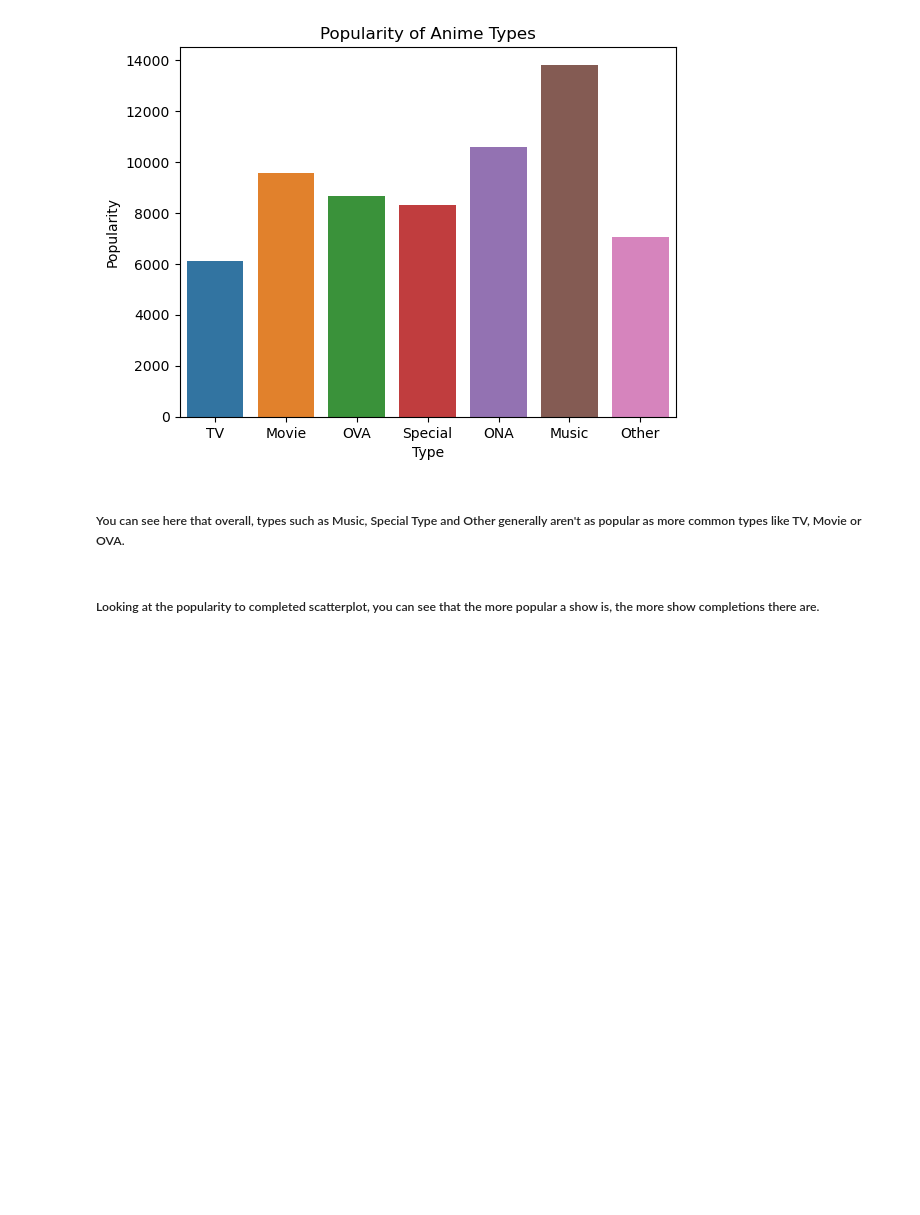
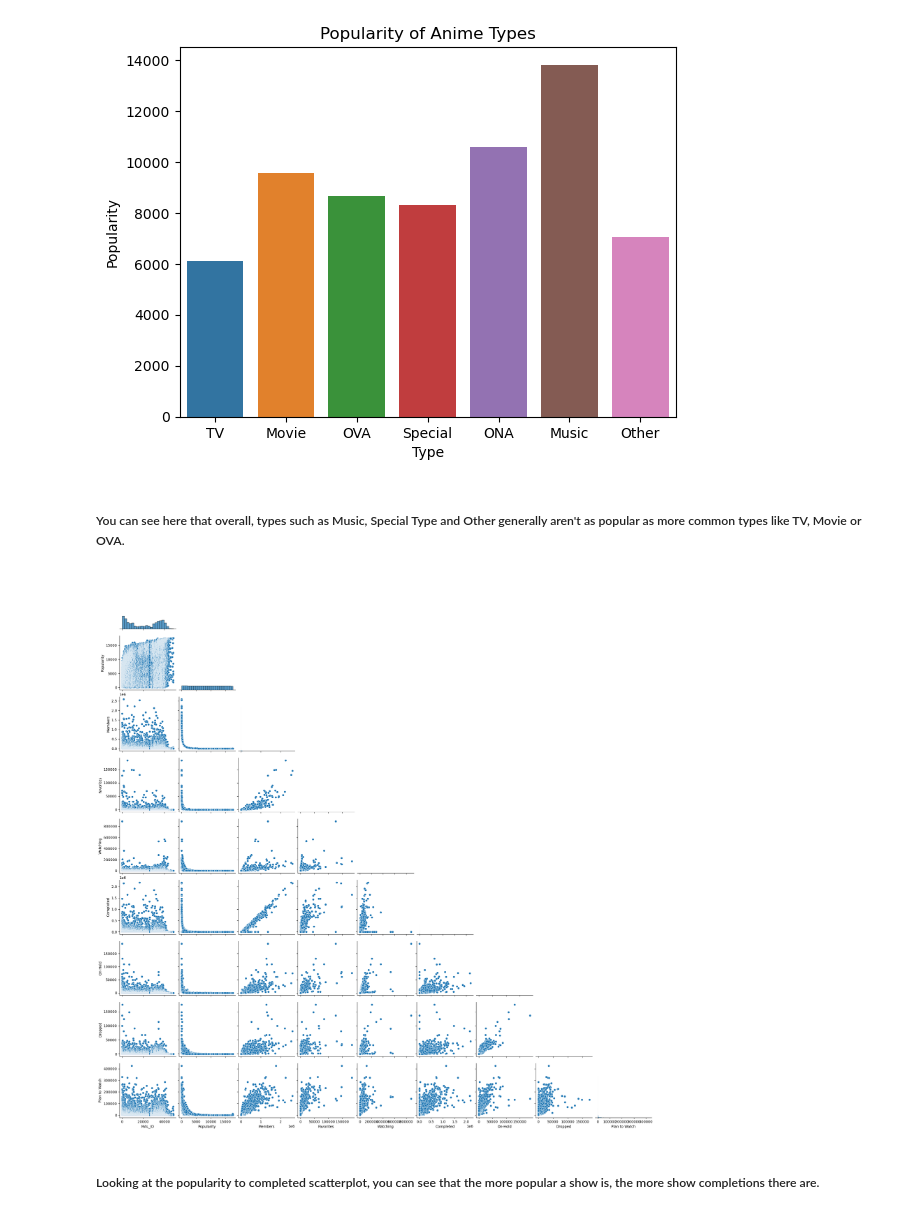
Before and after one commit to ubco-W2022T1-cosc301/project-group12, a Jupyter notebook: notebooks/analysis1.ipynb, the cells around one changed output. Saved outputs shown, nothing was run; the diff lists cells and outputs as text; code cells hidden in the pictures; blank space fills up the shorter version.

Commit message:
Finished exporting images for m5

```diff
--- a/notebooks/analysis1.ipynb
+++ b/notebooks/analysis1.ipynb
@@ -114,7 +114,10 @@ sns.barplot(df_cleaned, x='Type',y='Popularity',errorbar=None).set(title='Popula
 # %% [markdown]
 ##### You can see here that overall, types such as Music, Special Type and Other generally aren't as popular as more common types like TV, Movie or OVA.
 # %%
-#sns.pairplot(df_cleaned,corner=True)
+sns.pairplot(df_cleaned,corner=True)
+plt.savefig('../images/justineda3.png')
+# %% [output]
+[figure, added]
 # %% [markdown]
 ##### Looking at the popularity to completed scatterplot, you can see that the more popular a show is, the more show completions there are.
 # %% [markdown]
```
Also changed, not shown: parts of 1 cell of this notebook, 2 other files.
